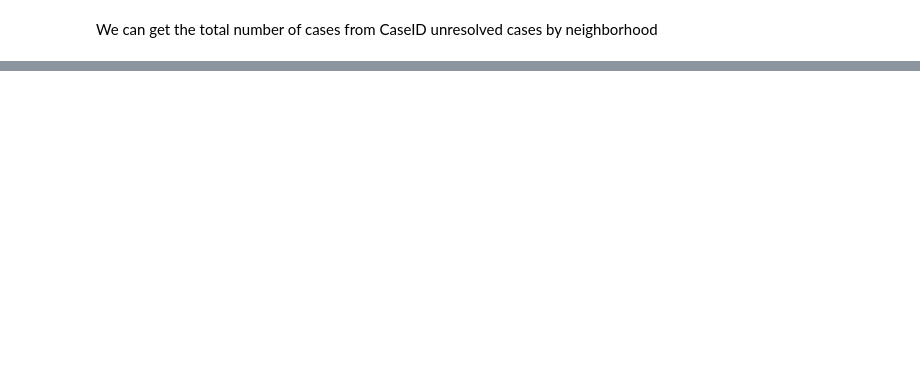
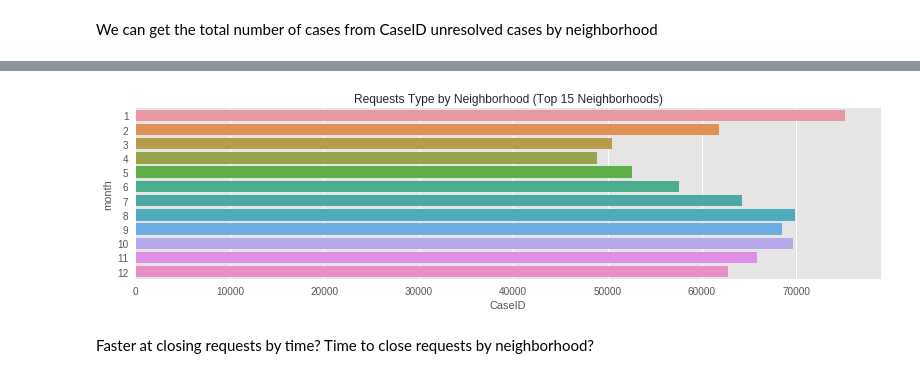
Before and after one commit to tjgordon/141B-Project, a Jupyter notebook: SF Street Cleaning Project.ipynb, the cells around one changed output, grey strips where cells are left out. Drawn from its saved outputs; the diff is of its cells as text; code cells hidden in the pictures; blank space fills up the shorter version.

```diff
--- a/SF Street Cleaning Project.ipynb
+++ b/SF Street Cleaning Project.ipynb
@@ -143,0 +198,2 @@ counts.sort_values(by = "CaseID",
+# %%
+street['month'] = [timestamp.month for timestamp in street.Opened]
@@ -143,0 +209,3 @@ counts.sort_values(by = "CaseID",
+# %%
+count_by_month = street.groupby(by='month').count().CaseID.reset_index()
+count_by_month
@@ -143,0 +226,16 @@ counts.sort_values(by = "CaseID",
+# %%
+sns.set_context("notebook", rc={"font.size" : 40}) # font_scale=1.5
+ax = sns.factorplot(x = "CaseID",
+                    y = "month",
+                    data = count_by_month,
+                    kind = "bar",
+                    orient = "h",
+                    aspect = 3
+                   )#, size = 10)
+plt.title("Requests Type by Neighborhood (Top 15 Neighborhoods)")
+plt.show()
+# %% [output]
+[figure, added]
+# %% [markdown]
+Faster at closing requests by time?
+Time to close requests by neighborhood?
```
Also changed, not shown: parts of 17 cells of this notebook, 2 other files.
